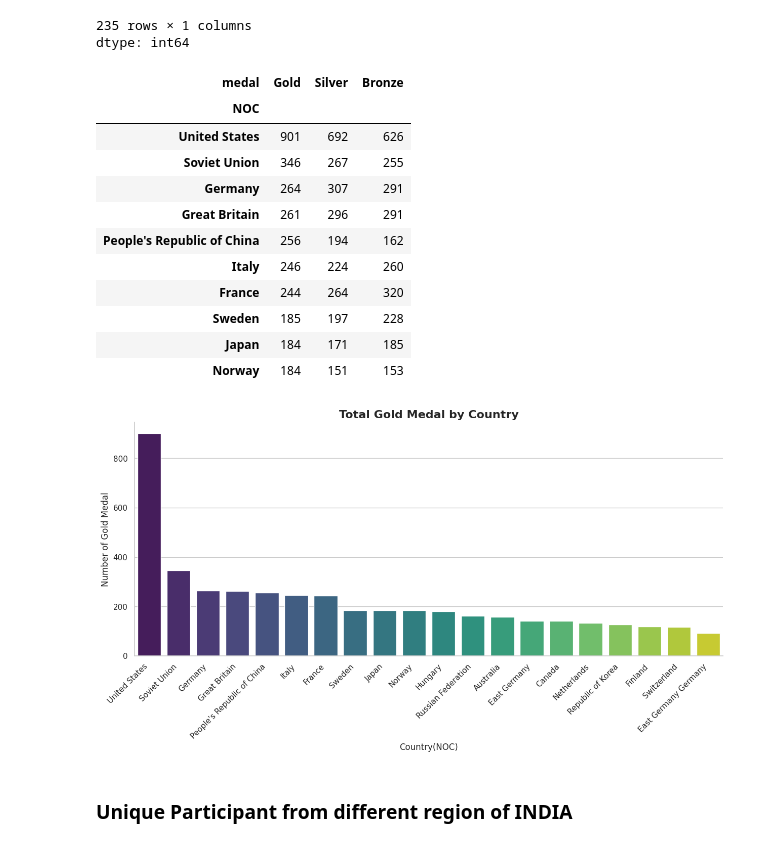
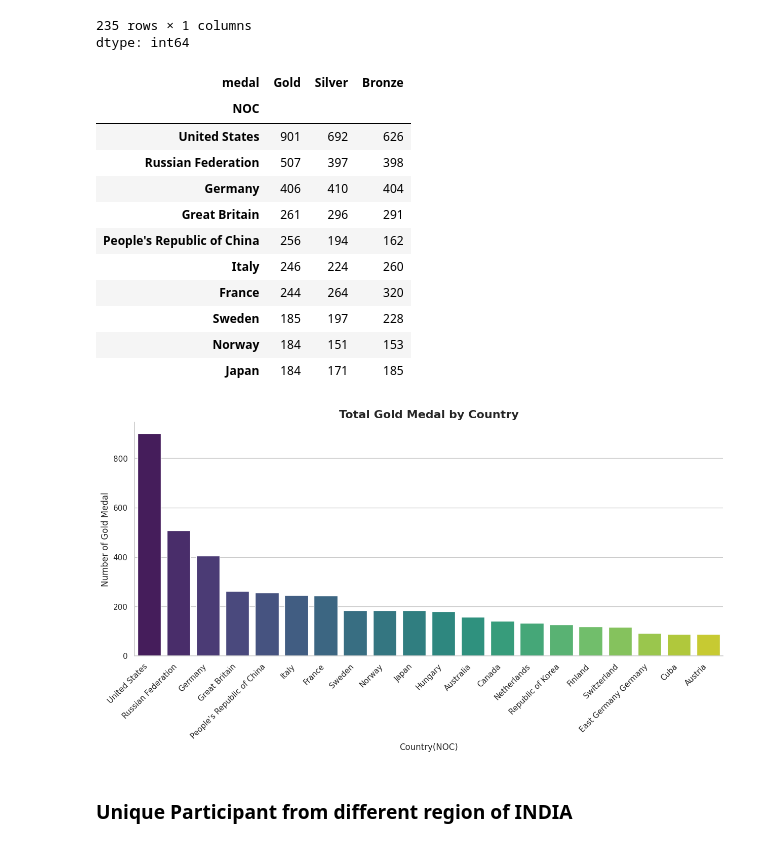
Before and after one commit to vikassinngh123/AI-ML-Learning, a Jupyter notebook: 04-Pandas/02_Olympics_History_EDA.ipynb, the cells around one changed output. Drawn from its saved outputs; the diff is of its cells as text; code cells hidden in the pictures.

```diff
--- a/04-Pandas/02_Olympics_History_EDA.ipynb
+++ b/04-Pandas/02_Olympics_History_EDA.ipynb
@@ -95,26 +95,34 @@ gold_medal.groupby(gold_medal['NOC'])['medal'].count().sort_values(ascending=Fal
 235 rows × 1 columns
 dtype: int64
 # %%
+
+rename_dict = {
+    'Soviet Union': 'Russian Federation',
+    'East Germany': 'Germany'
+}
+
+t_d['NOC'] = t_d['NOC'].replace(rename_dict)
+
 rmeadal_table=t_d[t_d['medal'].isin(['Gold','Silver','Bronze'])].drop_duplicates(subset=['year','event','NOC'])
 
 medal_table=rmeadal_table.groupby(['NOC','medal']).size().unstack(fill_value=0)
 
 medal_table=medal_table[['Gold','Silver','Bronze']].sort_values('Gold',ascending=False)
 
 medal_table.head(10)
 # %% [output]
 | medal | Gold | Silver | Bronze |
 | NOC |  |  |  |
 | United States | 901 | 692 | 626 |
-| Soviet Union | 346 | 267 | 255 |
-| Germany | 264 | 307 | 291 |
+| Russian Federation | 507 | 397 | 398 |
+| Germany | 406 | 410 | 404 |
 | Great Britain | 261 | 296 | 291 |
 | People's Republic of China | 256 | 194 | 162 |
 | Italy | 246 | 224 | 260 |
 | France | 244 | 264 | 320 |
 | Sweden | 185 | 197 | 228 |
+| Norway | 184 | 151 | 153 |
 | Japan | 184 | 171 | 185 |
-| Norway | 184 | 151 | 153 |
 # %%
 top_20=medal_table.head(20)
 
@@ -143,7 +151,7 @@ sns.despine()
 
 plt.show()
 # %% [output]
-[figure, old version]
+[figure, new version]
 # %% [markdown]
 ### Unique Participant from different region of INDIA
 # %%
```
Also changed, not shown: parts of 19 cells of this notebook.
